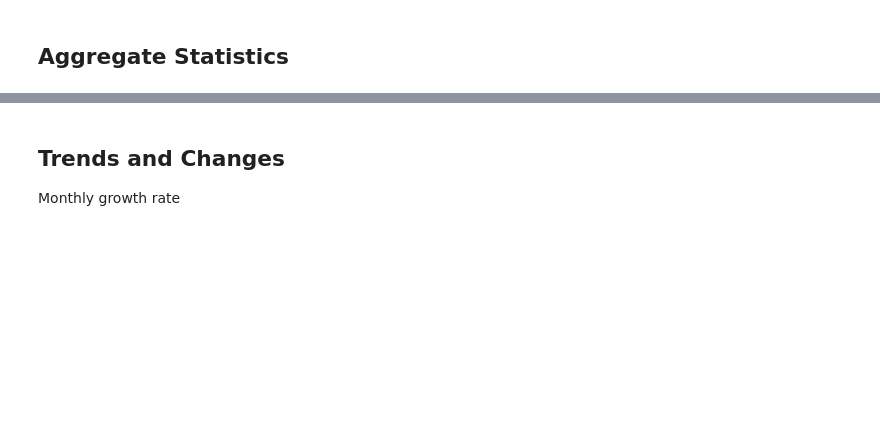
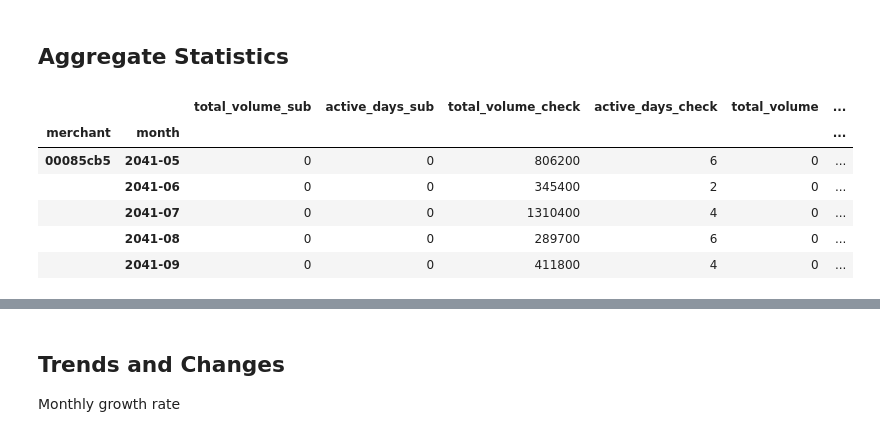
Before and after one commit to placeboo/payment-platform-transaction-analysis, a Jupyter notebook: notebook.ipynb, the cells around one changed output, grey strips where cells are left out. Drawn from its saved outputs; the diff is of its cells as text; code cells hidden in the pictures; blank space fills up the shorter version.

```diff
--- a/notebook.ipynb
+++ b/notebook.ipynb
@@ -58,42 +172,56 @@ outcome = outcome.drop(columns=['sub_min']).reset_index()
 monthly_subscription_stats = payments_processed.groupby(['merchant', 'month'])['subscription_volume'].\
     agg(
         total_volume='sum',  # Total volume over the month
-        average_volume='mean',  # Average volume per day
-        peak_volume='max',  # Maximum volume in a single day
+        # average_volume='mean',  # Average volume per day
+        # peak_volume='max',  # Maximum volume in a single day
         active_days=non_zero_count  # Number of days with non-zero subscription
     )
 monthly_checkout_stats = payments_processed.groupby(['merchant', 'month'])['checkout_volume'].\
     agg(
         total_volume='sum',  # Total volume over the month
-        average_volume='mean',  # Average volume per day
-        peak_volume='max',  # Maximum volume in a single day
+        # average_volume='mean',  # Average volume per day
+        # peak_volume='max',  # Maximum volume in a single day
         active_days=non_zero_count  # Number of days with non-zero subscription
     )
 monthly_payment_link_stats = payments_processed.groupby(['merchant', 'month'])['payment_link_volume'].\
     agg(
         total_volume='sum',  # Total volume over the month
-        average_volume='mean',  # Average volume per day
-        peak_volume='max',  # Maximum volume in a single day
+        # average_volume='mean',  # Average volume per day
+        # peak_volume='max',  # Maximum volume in a single day
         active_days=non_zero_count  # Number of days with non-zero subscription
     )
 monthly_total_stats = payments_processed.groupby(['merchant', 'month'])['total_volume'].\
     agg(
         total_volume='sum',  # Total volume over the month
-        average_volume='mean',  # Average volume per day
-        peak_volume='max',  # Maximum volume in a single day
+        # average_volume='mean',  # Average volume per day
+        # peak_volume='max',  # Maximum volume in a single day
         active_days=non_zero_count  # Number of days with non-zero subscription
     )
 
 # Merge the three stats into one dataframe
 monthly_stats= pd.merge(monthly_subscription_stats, monthly_checkout_stats, left_index=True, right_index=True, suffixes=('_sub', '_check'))
 monthly_stats = pd.merge(monthly_stats, monthly_payment_link_stats, left_index=True, right_index=True, suffixes=('', '_link'))
 monthly_stats = pd.merge(monthly_stats, monthly_total_stats, left_index=True, right_index=True, suffixes=('', '_total'))
 
 monthly_stats.reset_index(inplace=True)
+# monthly_stats.columns = ['merchant', 'month',
+#                          'sub_total', 'sub_avg', 'sub_peak', 'sub_active_days',
+#                          'check_total', 'check_avg', 'check_peak', 'check_active_days',
+#                          'link_total', 'link_avg', 'link_peak', 'link_active_days',
+#                          'total_total', 'total_avg', 'total_peak', 'total_active_days']
+
 monthly_stats.columns = ['merchant', 'month',
-                         'sub_total', 'sub_avg', 'sub_peak', 'sub_active_days',
-                         'check_total', 'check_avg', 'check_peak', 'check_active_days',
-                         'link_total', 'link_avg', 'link_peak', 'link_active_days',
-                         'total_total', 'total_avg', 'total_peak', 'total_active_days']
+                         'sub_total', 'sub_active_days',
+                         'check_total', 'check_active_days',
+                         'link_total', 'link_active_days',
+                         'total_total', 'total_active_days']
 
 monthly_stats.head()
+# %% [output]
+|  |  | total_volume_sub | active_days_sub | total_volume_check | active_days_check | total_volume | ... |
+| merchant | month |  |  |  |  |  | ... |
+| 00085cb5 | 2041-05 | 0 | 0 | 806200 | 6 | 0 | ... |
+|  | 2041-06 | 0 | 0 | 345400 | 2 | 0 | ... |
+|  | 2041-07 | 0 | 0 | 1310400 | 4 | 0 | ... |
+|  | 2041-08 | 0 | 0 | 289700 | 6 | 0 | ... |
+|  | 2041-09 | 0 | 0 | 411800 | 4 | 0 | ... |
```
Also changed, not shown: parts of 25 cells of this notebook, 4 other files.
